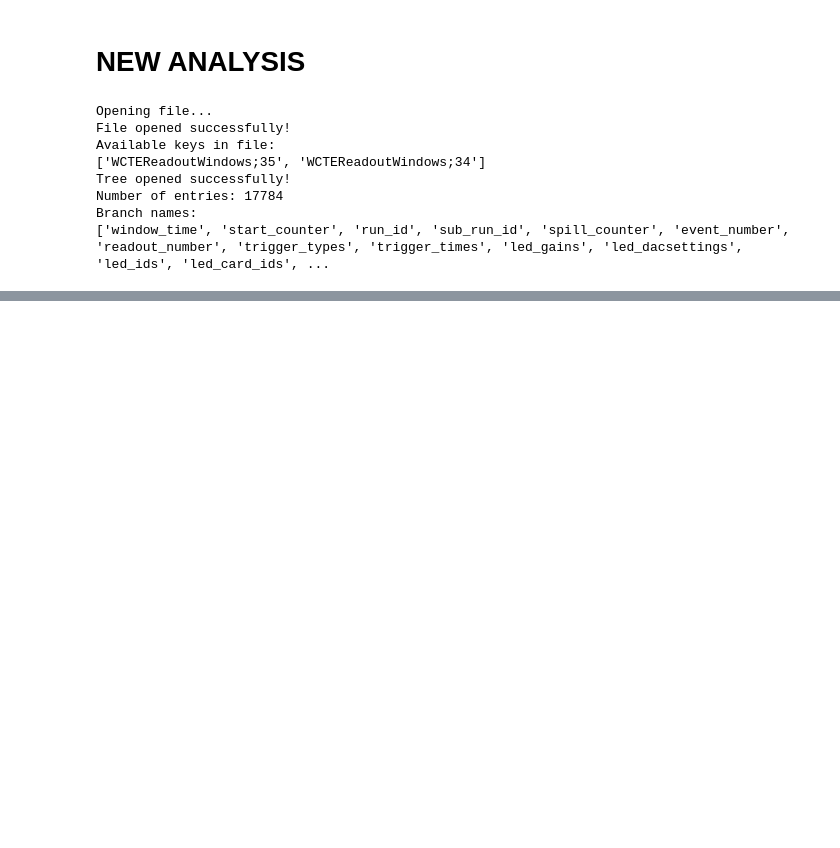
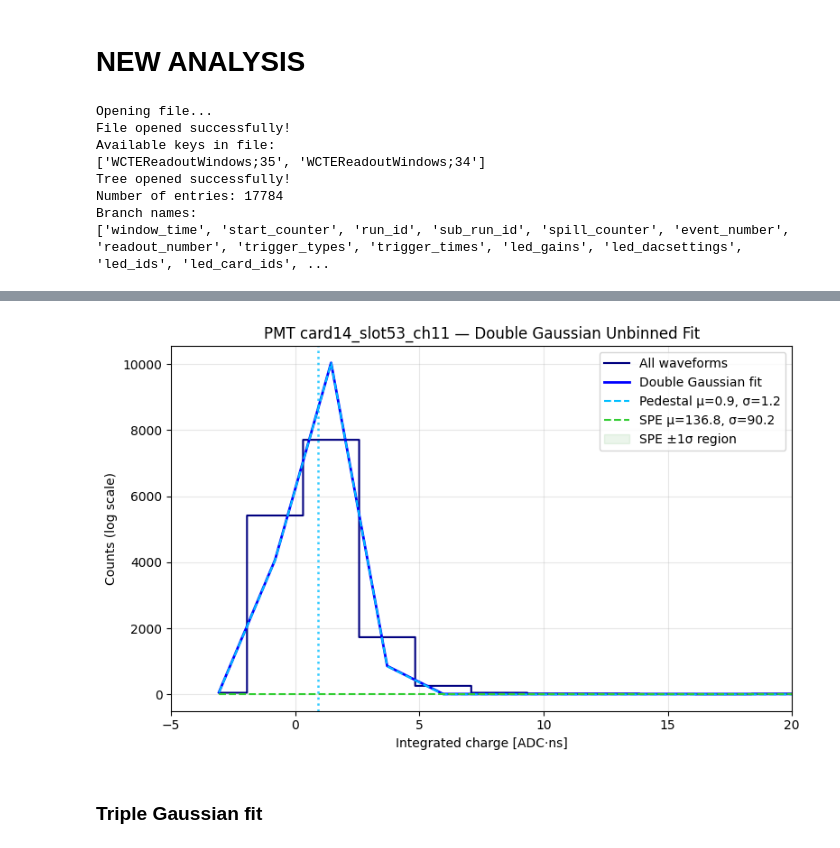
Before and after one commit to elenaramos44/WCTE_MC-Data_Validation_with_GAIN_Calibration, a Jupyter notebook: CALIBRATION.ipynb, the cells around one changed output, grey strips where cells are left out. Saved outputs shown, nothing was run; the diff lists cells and outputs as text; code cells hidden in the pictures; blank space fills up the shorter version.

```diff
--- a/CALIBRATION.ipynb
+++ b/CALIBRATION.ipynb
@@ -1415,2 +1408,40 @@ Negative-charge waveforms: 1580 / 17784 (8.88%)
+# %%
+bins = np.linspace(charges.min(), charges.max(), 1000)
+bin_centers = 0.5 * (bins[1:] + bins[:-1])
+bin_width = bins[1] - bins[0]
+
+
+hist_vals, _ = np.histogram(charges, bins=bins)
+plt.figure(figsize=(8,5))
+plt.step(bin_centers, hist_vals, where='mid', color='navy', label='All waveforms')
+
+
+N_total = len(charges)
+pdf_ped = fit['w'] * norm.pdf(bin_centers, fit['mu1'], fit['sigma1']) * N_total * bin_width
+pdf_spe = (1 - fit['w']) * norm.pdf(bin_centers, fit['mu2'], fit['sigma2']) * N_total * bin_width
+pdf_total = pdf_ped + pdf_spe
+
+plt.plot(bin_centers, pdf_total, 'b-', lw=2, label='Double Gaussian fit')
+plt.plot(bin_centers, pdf_ped, 'deepskyblue', lw=1.5, linestyle='--', label=f'Pedestal μ={fit["mu1"]:.1f}, σ={fit["sigma1"]:.1f}')
+plt.plot(bin_centers, pdf_spe, 'limegreen', lw=1.5, linestyle='--', label=f'SPE μ={fit["mu2"]:.1f}, σ={fit["sigma2"]:.1f}')
+
+
+plt.axvline(fit['mu1'], color='deepskyblue', linestyle=':', lw=1.8, alpha=0.8)
+plt.axvline(fit['mu2'], color='limegreen', linestyle=':', lw=1.8, alpha=0.8)
+plt.axvspan(fit['mu2'] - fit['sigma2'], fit['mu2'] + fit['sigma2'],color='green', alpha=0.08, label='SPE ±1σ region')
+
+plt.xlim(-5, 20)
+plt.xlabel("Integrated charge [ADC·ns]")
+plt.ylabel("Counts (log scale)")
+plt.title(f"PMT {pmt_label} — Double Gaussian Unbinned Fit")
+plt.legend()
+#plt.yscale("log")
+plt.grid(True, alpha=0.3)
+plt.tight_layout()
+plt.show()
+# %% [output]
+[figure, added]
+# %% [markdown]
+### Triple Gaussian fit
 # %%
 import numpy as np
```
Also changed, not shown: parts of 23 cells of this notebook.
